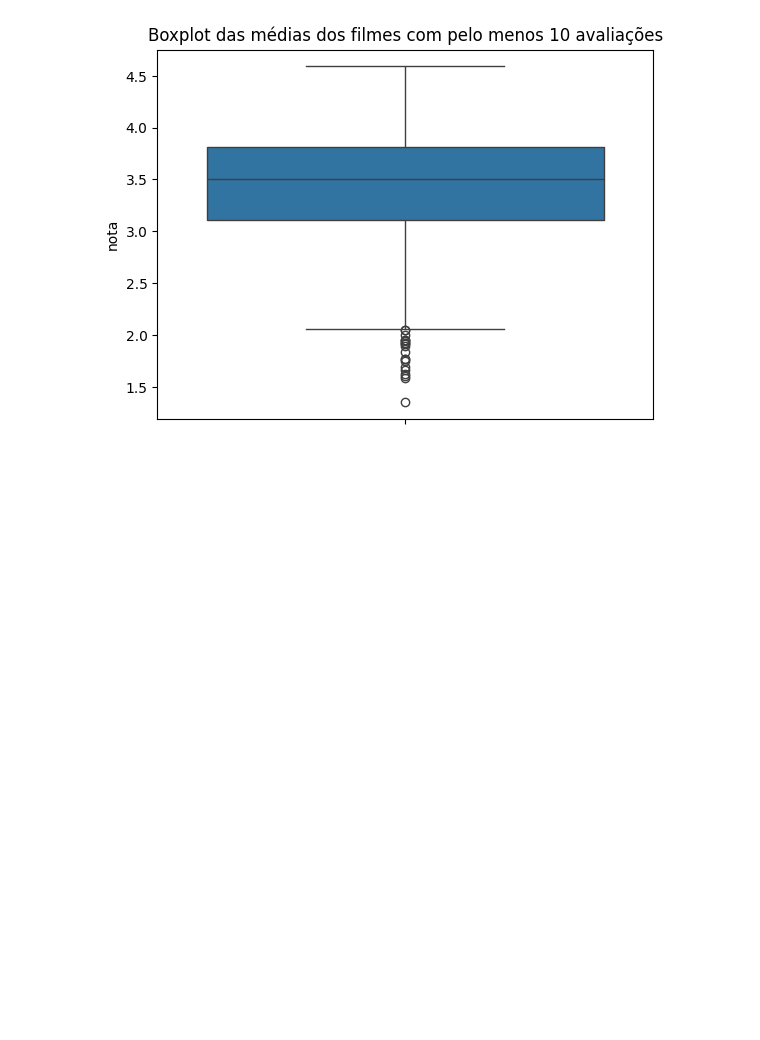
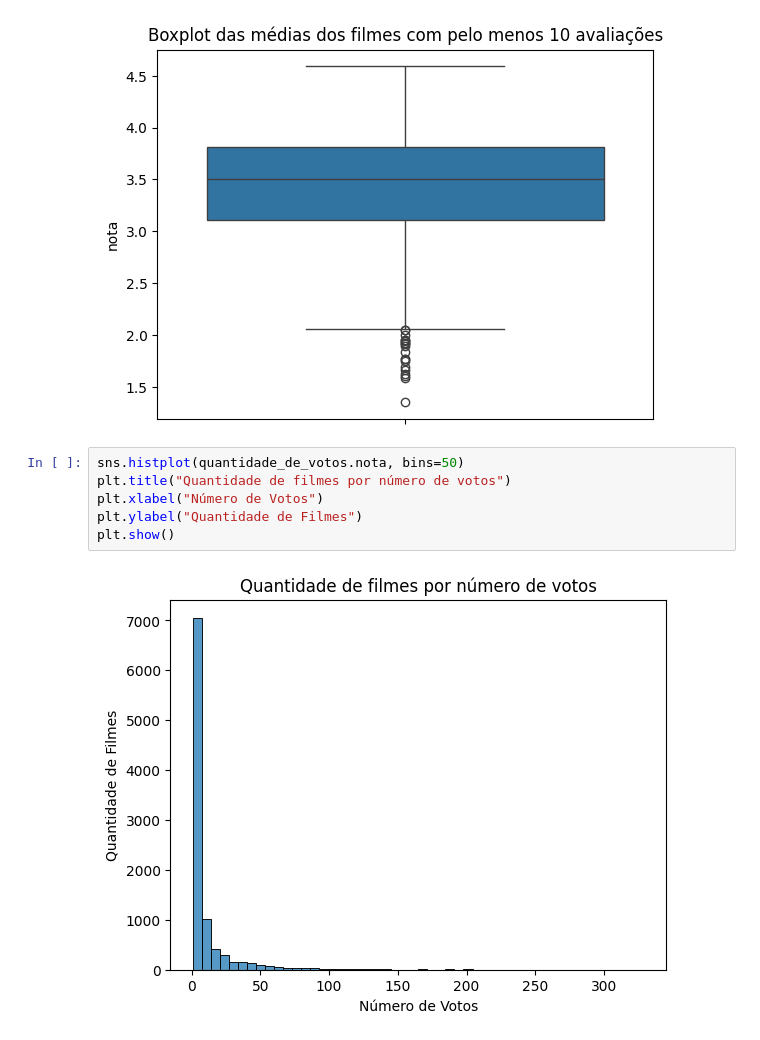
Before and after one commit to MatheusFVieira/Curso_DataScience, a Jupyter notebook: introducao_data_science.ipynb, the cells around one changed output. Cells and saved outputs as stored; diff of their text form; blank space fills up the shorter version.

Commit message:
Analizando a quantidade de votos

```diff
--- a/introducao_data_science.ipynb
+++ b/introducao_data_science.ipynb
@@ -523,3 +523,11 @@ plt.show()
 # %% [output]
 [figure]
 [figure]
+# %%
+sns.histplot(quantidade_de_votos.nota, bins=50)
+plt.title("Quantidade de filmes por número de votos")
+plt.xlabel("Número de Votos")
+plt.ylabel("Quantidade de Filmes")
+plt.show()
+# %% [output]
+[figure, added]
```
Also changed, not shown: parts of 2 cells of this notebook.
